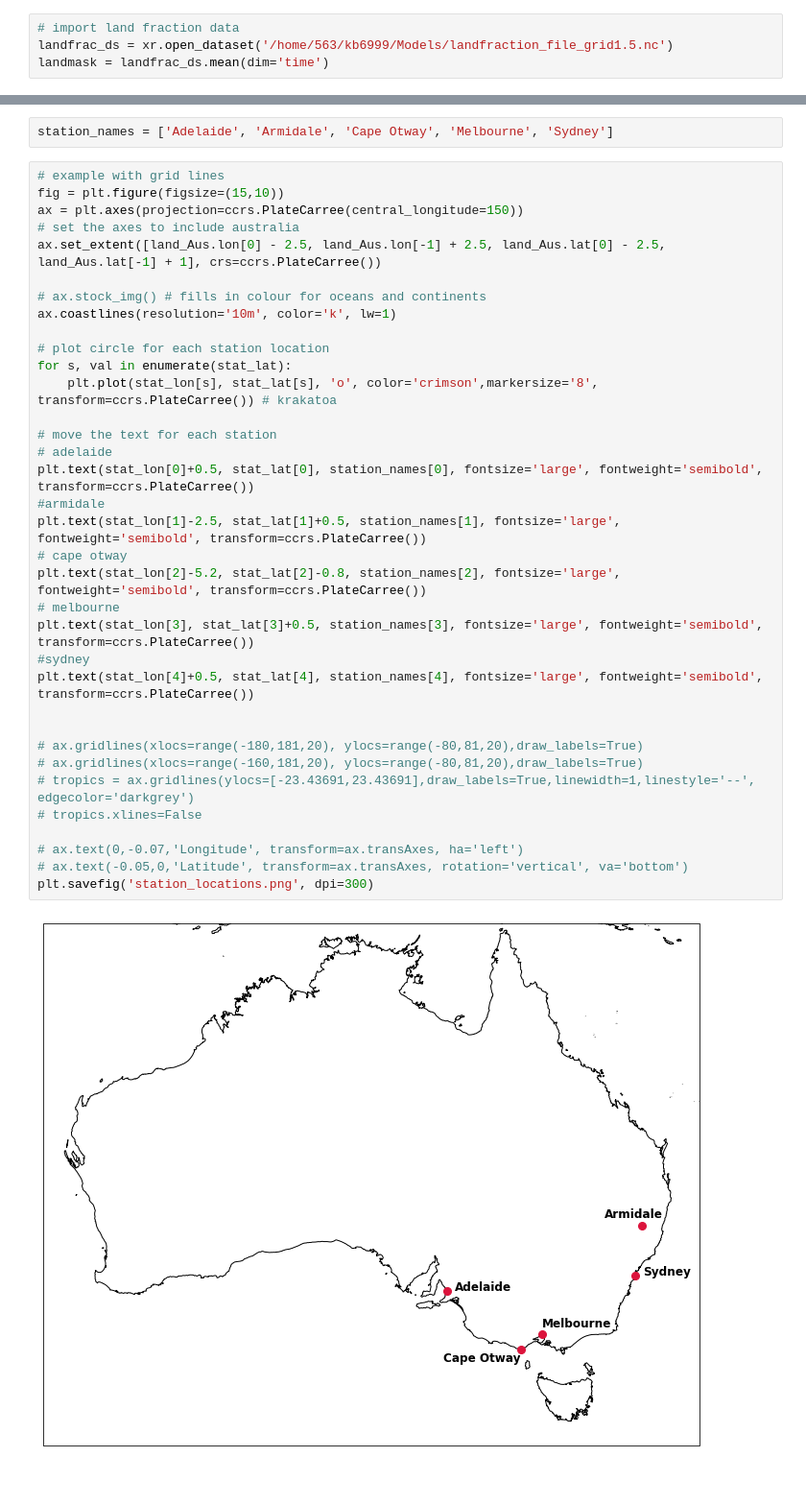
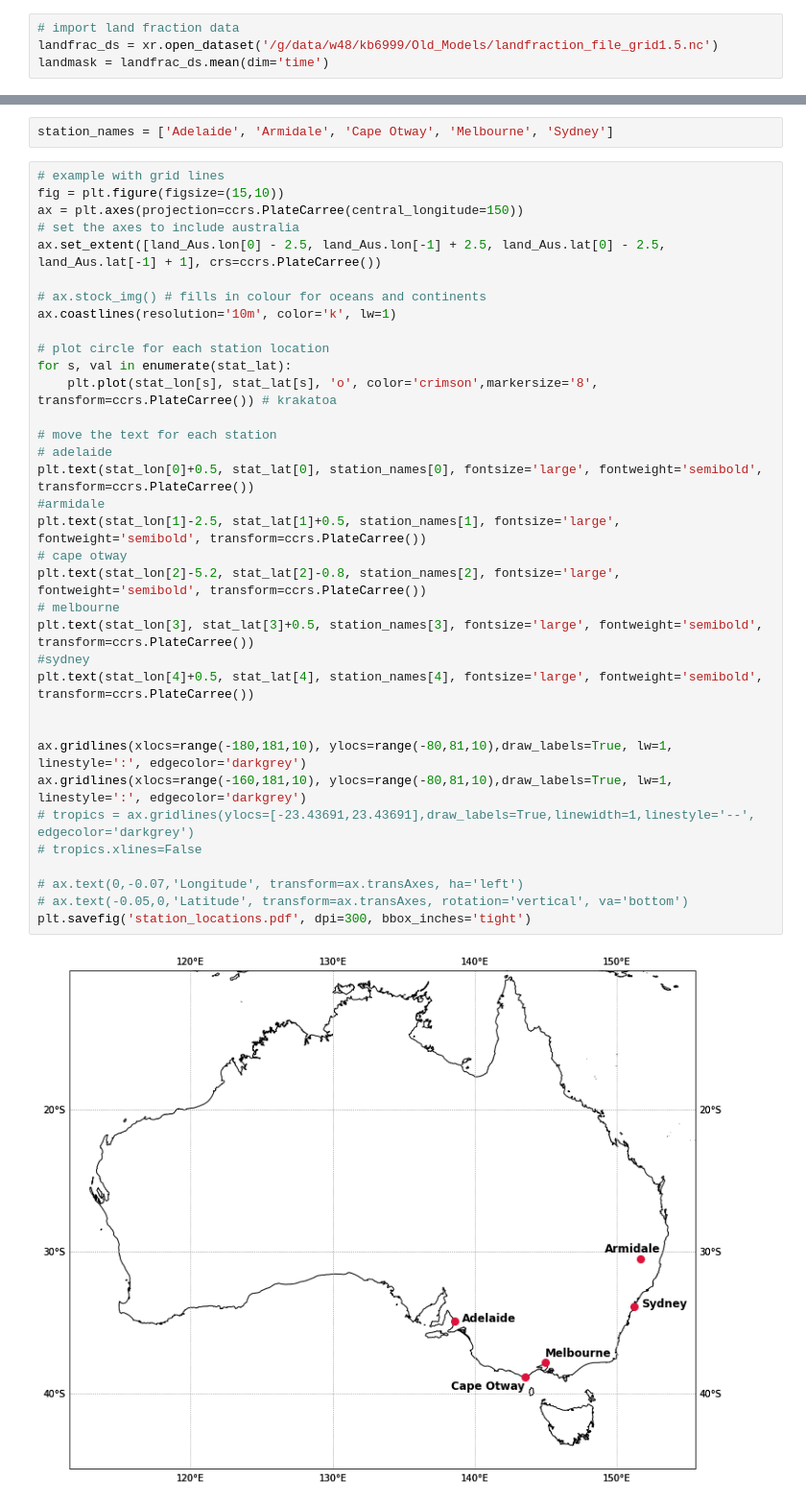
Before and after one commit to kbongi/models, a Jupyter notebook: Maps.ipynb, the cells around one changed output, grey strips where cells are left out. Shown at 96% size. Drawn from its saved outputs; the diff is of its cells as text; blank space fills up the shorter version.

```diff
--- a/Maps.ipynb
+++ b/Maps.ipynb
@@ -53,6 +129,6 @@ plt.savefig('volcano_locations.png', dpi=300)
 # %%
 # import land fraction data
-landfrac_ds = xr.open_dataset('/home/563/kb6999/Models/landfraction_file_grid1.5.nc')
+landfrac_ds = xr.open_dataset('/g/data/w48/kb6999/Old_Models/landfraction_file_grid1.5.nc')
 landmask = landfrac_ds.mean(dim='time')
 # %%
 land_Aus = landmask.data.sel(lat=slice(-50,-10), lon=slice(110,160)).where(landmask.data==1, drop=True)
@@ -127,34 +203,34 @@ fig = plt.figure(figsize=(15,10))
 ax = plt.axes(projection=ccrs.PlateCarree(central_longitude=150))
 # set the axes to include australia
 ax.set_extent([land_Aus.lon[0] - 2.5, land_Aus.lon[-1] + 2.5, land_Aus.lat[0] - 2.5, land_Aus.lat[-1] + 1], crs=ccrs.PlateCarree())
 
 # ax.stock_img() # fills in colour for oceans and continents
 ax.coastlines(resolution='10m', color='k', lw=1)
 
 # plot circle for each station location
 for s, val in enumerate(stat_lat):
     plt.plot(stat_lon[s], stat_lat[s], 'o', color='crimson',markersize='8', transform=ccrs.PlateCarree()) # krakatoa
 
 # move the text for each station
 # adelaide
 plt.text(stat_lon[0]+0.5, stat_lat[0], station_names[0], fontsize='large', fontweight='semibold', transform=ccrs.PlateCarree())
 #armidale
 plt.text(stat_lon[1]-2.5, stat_lat[1]+0.5, station_names[1], fontsize='large', fontweight='semibold', transform=ccrs.PlateCarree())
 # cape otway
 plt.text(stat_lon[2]-5.2, stat_lat[2]-0.8, station_names[2], fontsize='large', fontweight='semibold', transform=ccrs.PlateCarree())
 # melbourne
 plt.text(stat_lon[3], stat_lat[3]+0.5, station_names[3], fontsize='large', fontweight='semibold', transform=ccrs.PlateCarree())
 #sydney
 plt.text(stat_lon[4]+0.5, stat_lat[4], station_names[4], fontsize='large', fontweight='semibold', transform=ccrs.PlateCarree())
 
 
-# ax.gridlines(xlocs=range(-180,181,20), ylocs=range(-80,81,20),draw_labels=True)
-# ax.gridlines(xlocs=range(-160,181,20), ylocs=range(-80,81,20),draw_labels=True)
+ax.gridlines(xlocs=range(-180,181,10), ylocs=range(-80,81,10),draw_labels=True, lw=1, linestyle=':', edgecolor='darkgrey')
+ax.gridlines(xlocs=range(-160,181,10), ylocs=range(-80,81,10),draw_labels=True, lw=1, linestyle=':', edgecolor='darkgrey')
 # tropics = ax.gridlines(ylocs=[-23.43691,23.43691],draw_labels=True,linewidth=1,linestyle='--', edgecolor='darkgrey')
 # tropics.xlines=False
 
 # ax.text(0,-0.07,'Longitude', transform=ax.transAxes, ha='left')
 # ax.text(-0.05,0,'Latitude', transform=ax.transAxes, rotation='vertical', va='bottom')
-plt.savefig('station_locations.png', dpi=300)
+plt.savefig('station_locations.pdf', dpi=300, bbox_inches='tight')
 # %% [output]
-[figure, old version]
+[figure, new version]
```
Also changed, not shown: parts of 6 cells of this notebook, 1 other file.
